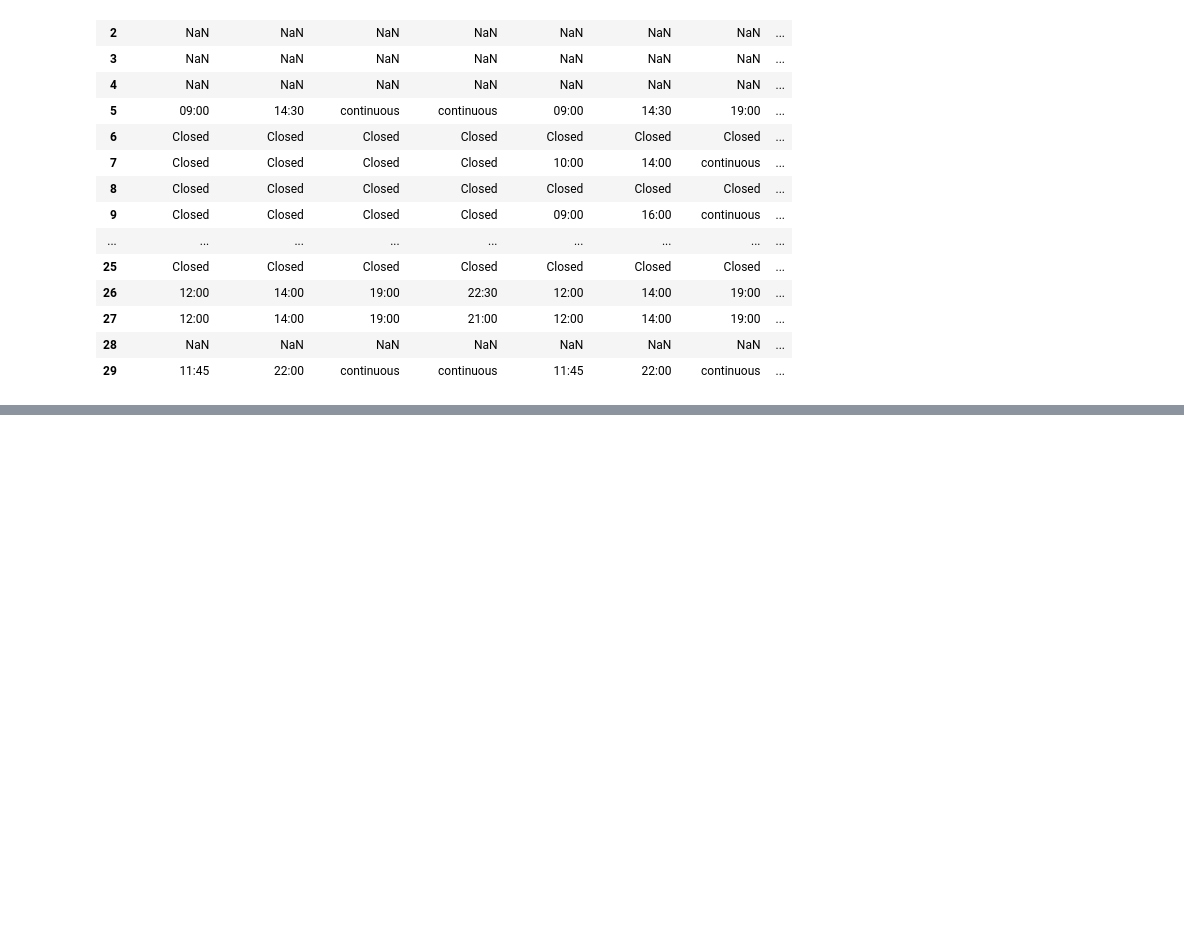
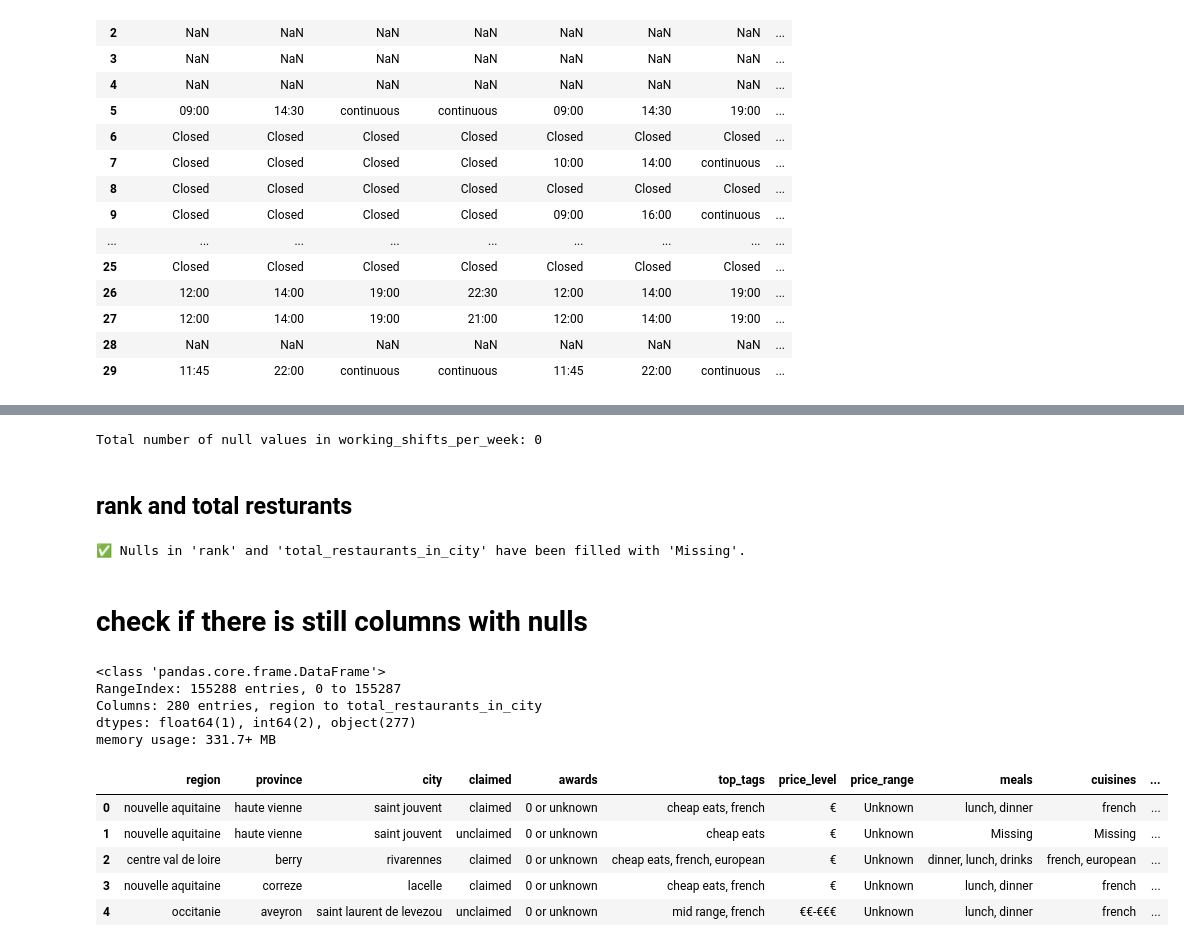
Before and after one commit to idoschw3/french_resturants, a Jupyter notebook: notebooks/03_null_handling_and_imputation.ipynb, the cells around one changed output, grey strips where cells are left out. Drawn from its saved outputs; the diff is of its cells as text; code cells hidden in the pictures; blank space fills up the shorter version.

```diff
--- a/notebooks/03_null_handling_and_imputation.ipynb
+++ b/notebooks/03_null_handling_and_imputation.ipynb
@@ -289,0 +546,15 @@ print("✅ Imputation complete: original time slot columns have been replaced wi
+# %%
+# Define a mapping for Group C columns and their fill values
+group_c_fill_map = {
+    'awards': '0 or unknown',
+    'special_diets': 'Missing',
+    'features': 'Missing',
+    'price_range': 'Unknown'
+}
+
+# Loop over the mapping and fill missing values for each column if it exists in the DataFrame
+for col, fill_value in group_c_fill_map.items():
+    if col in df.columns:
+        df[col] = df[col].fillna(fill_value)
+
+print("✅ Missing values in Group C columns have been filled.")
@@ -289,0 +631,24 @@ print("✅ Imputation complete: original time slot columns have been replaced wi
+# %%
+def compute_open_days(row):
+    """
+    Computes the number of days a restaurant is open in a week.
+
+    For each day (mon, tue, wed, thu, fri, sat, sun), if either the first
+    or second open time is not missing and not equal to "Closed", then the day is counted as open.
+    """
+    days = ['mon', 'tue', 'wed', 'thu', 'fri', 'sat', 'sun']
+    open_count = 0
+    for day in days:
+        # Get the open time values for the day
+        open1 = row.get(f"{day}_open_1st")
+        open2 = row.get(f"{day}_open_2nd")
+        # Count the day as open if at least one shift has a valid open time (not "Closed" and not NaN)
+        if ((pd.notnull(open1) and open1 != "Closed") or
+            (pd.notnull(open2) and open2 != "Closed")):
+            open_count += 1
+    return open_count
+
+# Update (or create) the 'open_days_per_week' column in the original DataFrame
+df['open_days_per_week'] = df.apply(compute_open_days, axis=1)
+
+print("✅ Computed 'open_days_per_week' and updated the original DataFrame.")
@@ -289,0 +713,32 @@ print("✅ Imputation complete: original time slot columns have been replaced wi
+# %%
+# Count total number of missing (null) values in the specified columns
+null_count = df['working_shifts_per_week'].isnull().sum().sum()
+print(f"Total number of null values in working_shifts_per_week: {null_count}")
+# %% [output]
+Total number of null values in working_shifts_per_week: 0
+# %% [markdown]
+## rank and total resturants
+# %%
+df[['rank', 'total_restaurants_in_city']] = df[['rank', 'total_restaurants_in_city']].fillna('Missing')
+print("✅ Nulls in 'rank' and 'total_restaurants_in_city' have been filled with 'Missing'.")
+# %% [output]
+✅ Nulls in 'rank' and 'total_restaurants_in_city' have been filled with 'Missing'.
+# %% [markdown]
+# check if there is still columns with nulls
+# %%
+df.info()
+# %% [output]
+<class 'pandas.core.frame.DataFrame'>
+RangeIndex: 155288 entries, 0 to 155287
+Columns: 280 entries, region to total_restaurants_in_city
+dtypes: float64(1), int64(2), object(277)
+memory usage: 331.7+ MB
+# %%
+df.head()
+# %% [output]
+|  | region | province | city | claimed | awards | top_tags | price_level | price_range | meals | cuisines | ... |
+| 0 | nouvelle aquitaine | haute vienne | saint jouvent | claimed | 0 or unknown | cheap eats, french | € | Unknown | lunch, dinner | french | ... |
+| 1 | nouvelle aquitaine | haute vienne | saint jouvent | unclaimed | 0 or unknown | cheap eats | € | Unknown | Missing | Missing | ... |
+| 2 | centre val de loire | berry | rivarennes | claimed | 0 or unknown | cheap eats, french, european | € | Unknown | dinner, lunch, drinks | french, european | ... |
+| 3 | nouvelle aquitaine | correze | lacelle | claimed | 0 or unknown | cheap eats, french | € | Unknown | lunch, dinner | french | ... |
+| 4 | occitanie | aveyron | saint laurent de levezou | unclaimed | 0 or unknown | mid range, french | €€-€€€ | Unknown | lunch, dinner | french | ... |
```
Also changed, not shown: parts of 35 cells of this notebook.
